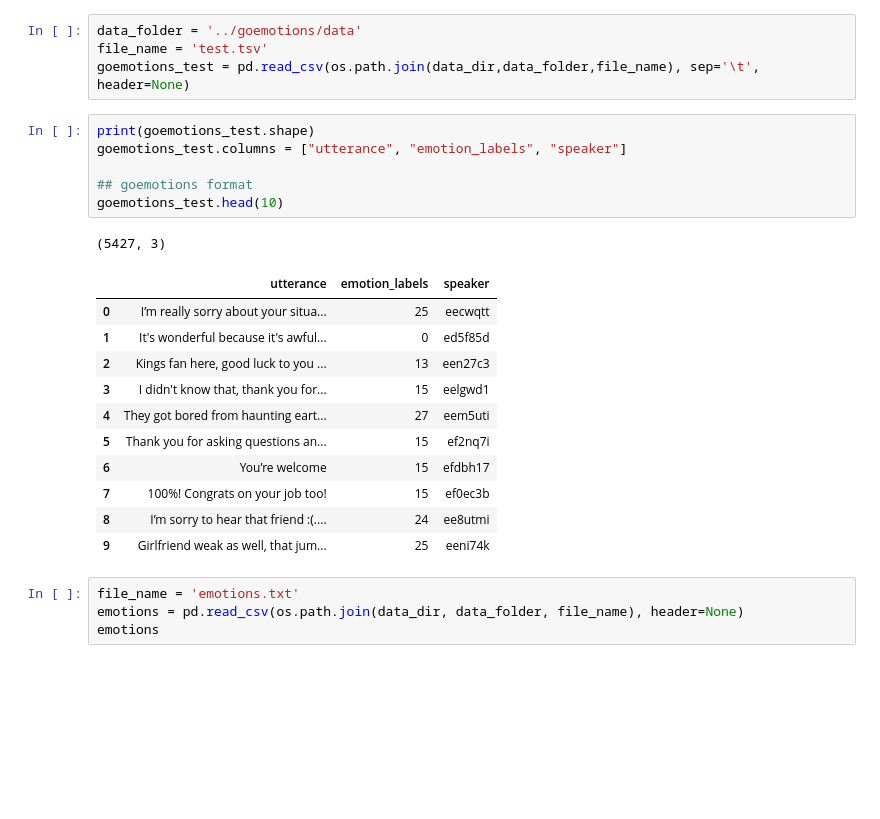
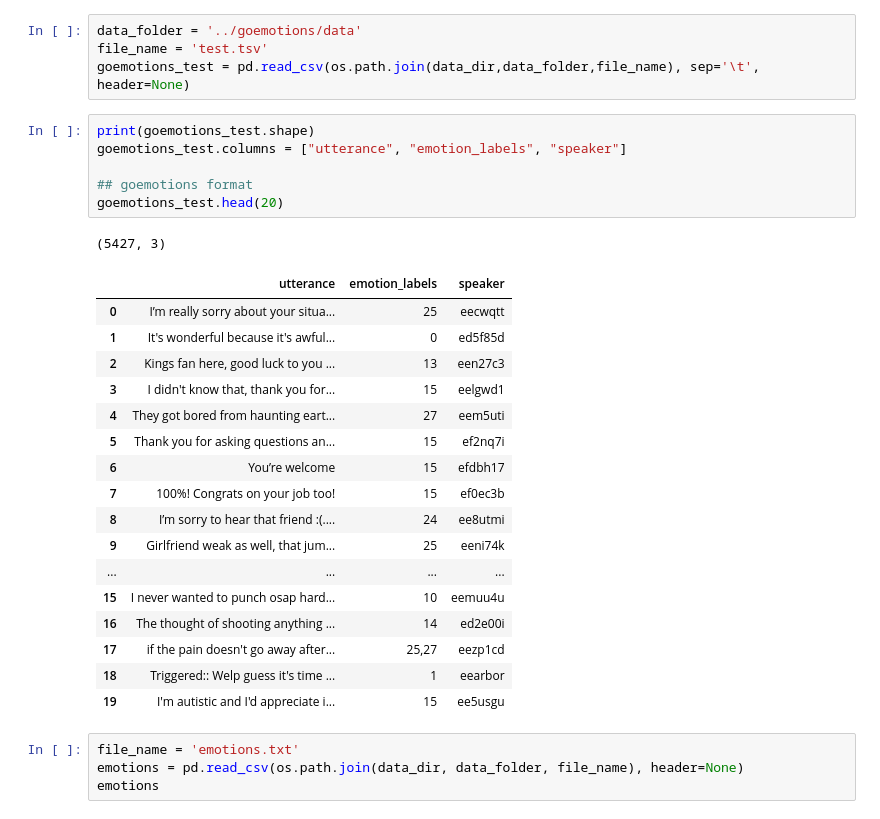
Before and after one commit to evelynyou/w266_project, a Jupyter notebook: exploration.ipynb, the cells around one changed output. Drawn from its saved outputs; the diff is of its cells as text; blank space fills up the shorter version.

```diff
--- a/exploration.ipynb
+++ b/exploration.ipynb
@@ -179,22 +187,28 @@ goemotions_test = pd.read_csv(os.path.join(data_dir,data_folder,file_name), sep=
 # %%
 print(goemotions_test.shape)
 goemotions_test.columns = ["utterance", "emotion_labels", "speaker"]
 
 ## goemotions format
-goemotions_test.head(10)
+goemotions_test.head(20)
 # %% [output]
 (5427, 3)
 |  | utterance | emotion_labels | speaker |
 | 0 | I’m really sorry about your situa... | 25 | eecwqtt |
 | 1 | It's wonderful because it's awful... | 0 | ed5f85d |
 | 2 | Kings fan here, good luck to you ... | 13 | een27c3 |
 | 3 | I didn't know that, thank you for... | 15 | eelgwd1 |
 | 4 | They got bored from haunting eart... | 27 | eem5uti |
 | 5 | Thank you for asking questions an... | 15 | ef2nq7i |
 | 6 | You’re welcome | 15 | efdbh17 |
 | 7 | 100%! Congrats on your job too! | 15 | ef0ec3b |
 | 8 | I’m sorry to hear that friend :(.... | 24 | ee8utmi |
 | 9 | Girlfriend weak as well, that jum... | 25 | eeni74k |
+| ... | ... | ... | ... |
+| 15 | I never wanted to punch osap hard... | 10 | eemuu4u |
+| 16 | The thought of shooting anything ... | 14 | ed2e00i |
+| 17 | if the pain doesn't go away after... | 25,27 | eezp1cd |
+| 18 | Triggered:: Welp guess it's time ... | 1 | eearbor |
+| 19 | I'm autistic and I'd appreciate i... | 15 | ee5usgu |
 # %%
 file_name = 'emotions.txt'
 emotions = pd.read_csv(os.path.join(data_dir, data_folder, file_name), header=None)
```
Also changed, not shown: parts of 19 cells of this notebook.
